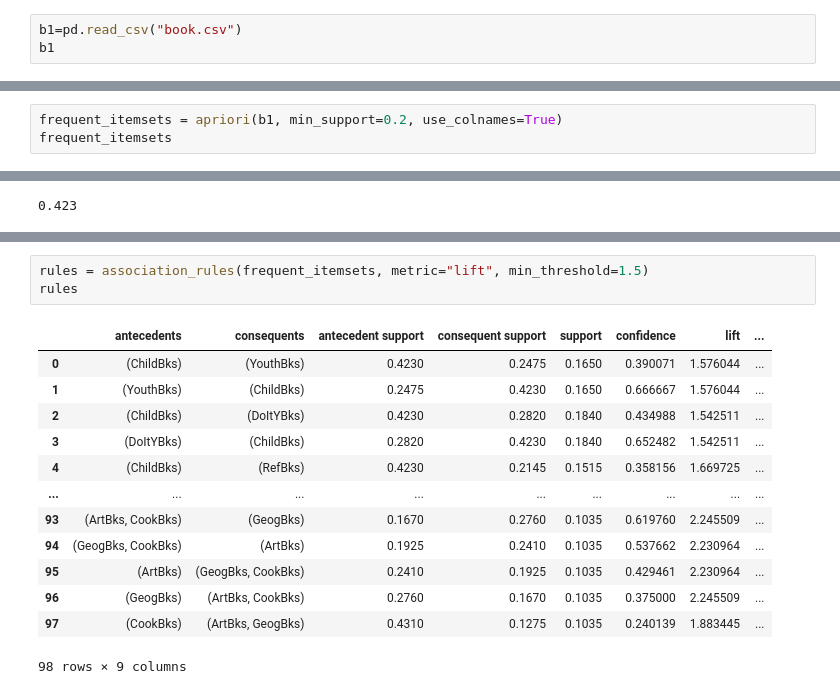
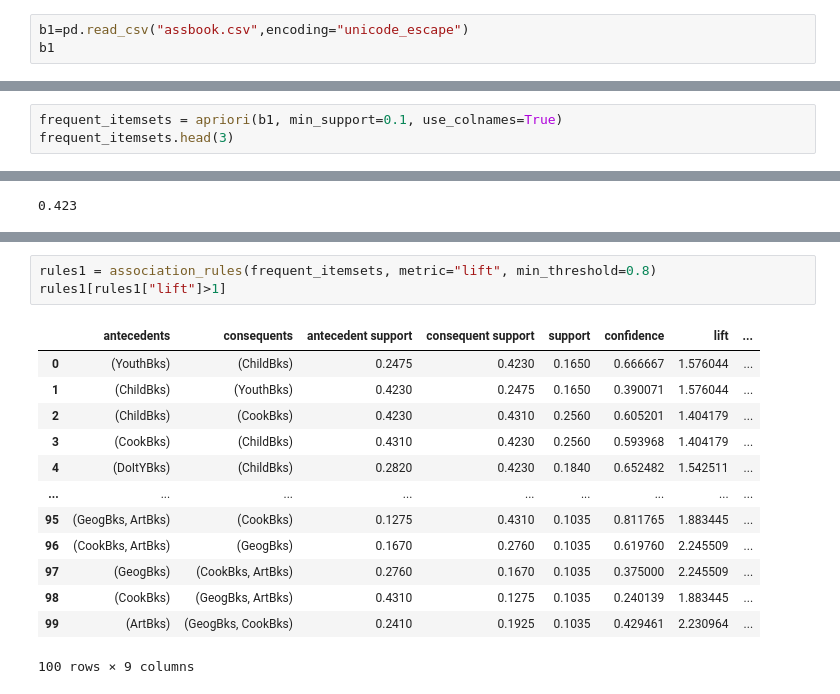
Before and after one commit to niranjankr18/ASSOCIATION-RULES, a Jupyter notebook: association book.ipynb, the cells around one changed output, grey strips where cells are left out. Cells and saved outputs as stored; diff of their text form.

```diff
--- a/association book.ipynb
+++ b/association book.ipynb
@@ -8,5 +28,5 @@ warnings.filterwarnings("ignore")
 # %%
-b1=pd.read_csv("book.csv")
+b1=pd.read_csv("assbook.csv",encoding="unicode_escape")
 b1
 # %% [output]
 |  | ChildBks | YouthBks | CookBks | DoItYBks | RefBks | ArtBks | GeogBks | ItalCook | ItalAtlas | ItalArt | ... |
@@ -52,6 +74,6 @@ Name: Florence, dtype: int64
 # %%
-frequent_itemsets = apriori(b1, min_support=0.2, use_colnames=True)
-frequent_itemsets
+frequent_itemsets = apriori(b1, min_support=0.1, use_colnames=True)
+frequent_itemsets.head(3)
 # %% [output]
 |  | support | itemsets |
 | 0 | 0.4230 | (ChildBks) |
@@ -90,17 +94,17 @@ b1[b1["ChildBks"]==1].shape[0]/b1.shape[0]
 # %%
-rules = association_rules(frequent_itemsets, metric="lift", min_threshold=1.5)
-rules
+rules1 = association_rules(frequent_itemsets, metric="lift", min_threshold=0.8)
+rules1[rules1["lift"]>1]
 # %% [output]
 |  | antecedents | consequents | antecedent support | consequent support | support | confidence | lift | ... |
-| 0 | (ChildBks) | (YouthBks) | 0.4230 | 0.2475 | 0.1650 | 0.390071 | 1.576044 | ... |
-| 1 | (YouthBks) | (ChildBks) | 0.2475 | 0.4230 | 0.1650 | 0.666667 | 1.576044 | ... |
-| 2 | (ChildBks) | (DoItYBks) | 0.4230 | 0.2820 | 0.1840 | 0.434988 | 1.542511 | ... |
-| 3 | (DoItYBks) | (ChildBks) | 0.2820 | 0.4230 | 0.1840 | 0.652482 | 1.542511 | ... |
-| 4 | (ChildBks) | (RefBks) | 0.4230 | 0.2145 | 0.1515 | 0.358156 | 1.669725 | ... |
+| 0 | (YouthBks) | (ChildBks) | 0.2475 | 0.4230 | 0.1650 | 0.666667 | 1.576044 | ... |
+| 1 | (ChildBks) | (YouthBks) | 0.4230 | 0.2475 | 0.1650 | 0.390071 | 1.576044 | ... |
+| 2 | (ChildBks) | (CookBks) | 0.4230 | 0.4310 | 0.2560 | 0.605201 | 1.404179 | ... |
+| 3 | (CookBks) | (ChildBks) | 0.4310 | 0.4230 | 0.2560 | 0.593968 | 1.404179 | ... |
+| 4 | (DoItYBks) | (ChildBks) | 0.2820 | 0.4230 | 0.1840 | 0.652482 | 1.542511 | ... |
 | ... | ... | ... | ... | ... | ... | ... | ... | ... |
-| 93 | (ArtBks, CookBks) | (GeogBks) | 0.1670 | 0.2760 | 0.1035 | 0.619760 | 2.245509 | ... |
-| 94 | (GeogBks, CookBks) | (ArtBks) | 0.1925 | 0.2410 | 0.1035 | 0.537662 | 2.230964 | ... |
-| 95 | (ArtBks) | (GeogBks, CookBks) | 0.2410 | 0.1925 | 0.1035 | 0.429461 | 2.230964 | ... |
-| 96 | (GeogBks) | (ArtBks, CookBks) | 0.2760 | 0.1670 | 0.1035 | 0.375000 | 2.245509 | ... |
-| 97 | (CookBks) | (ArtBks, GeogBks) | 0.4310 | 0.1275 | 0.1035 | 0.240139 | 1.883445 | ... |
+| 95 | (GeogBks, ArtBks) | (CookBks) | 0.1275 | 0.4310 | 0.1035 | 0.811765 | 1.883445 | ... |
+| 96 | (CookBks, ArtBks) | (GeogBks) | 0.1670 | 0.2760 | 0.1035 | 0.619760 | 2.245509 | ... |
+| 97 | (GeogBks) | (CookBks, ArtBks) | 0.2760 | 0.1670 | 0.1035 | 0.375000 | 2.245509 | ... |
+| 98 | (CookBks) | (GeogBks, ArtBks) | 0.4310 | 0.1275 | 0.1035 | 0.240139 | 1.883445 | ... |
+| 99 | (ArtBks) | (GeogBks, CookBks) | 0.2410 | 0.1925 | 0.1035 | 0.429461 | 2.230964 | ... |
-98 rows × 9 columns
+100 rows × 9 columns
```
Also changed, not shown: parts of 23 cells of this notebook.
